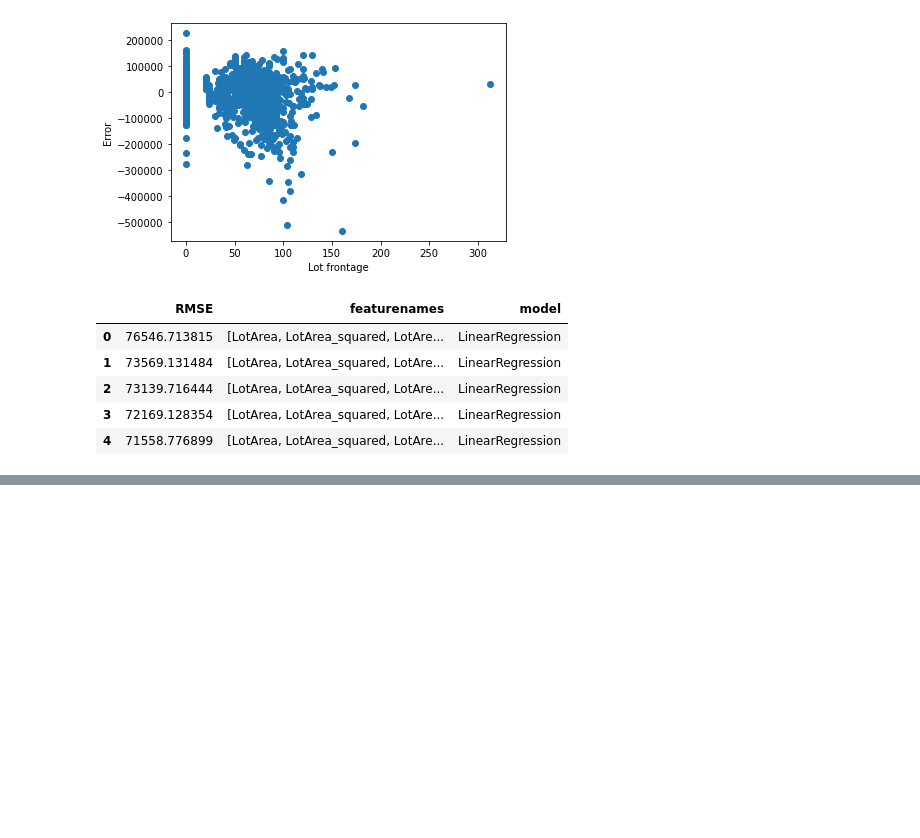
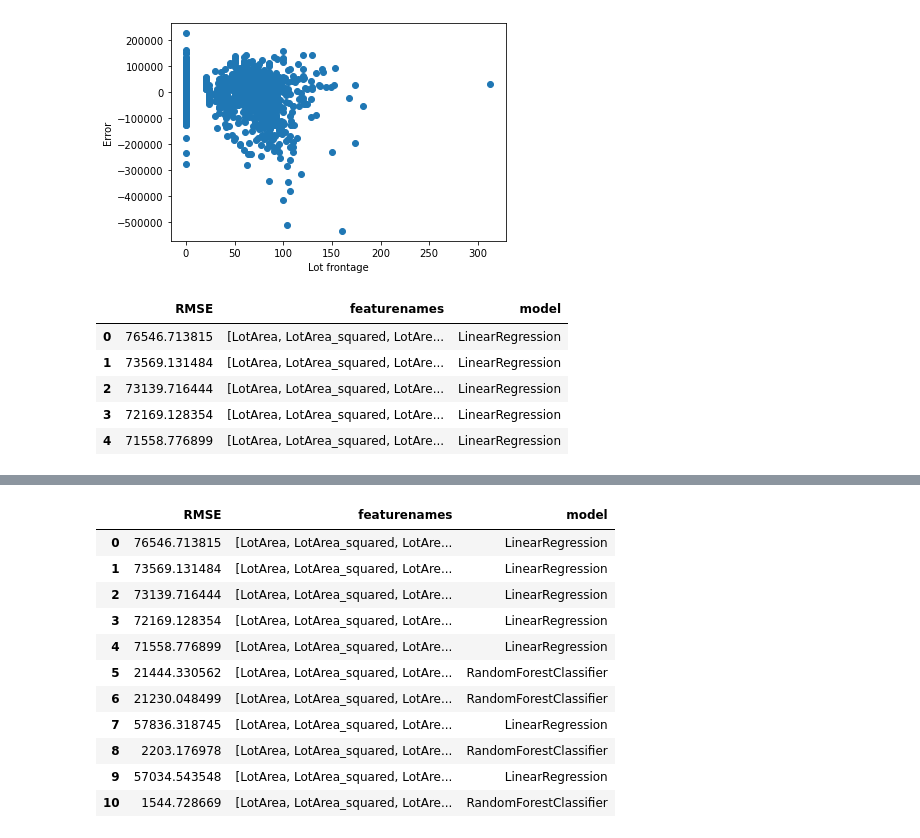
Before and after one commit to tiffanykho/Springboard, a Jupyter notebook: CapstoneTwo/notebooks/modeling.ipynb, the cells around one changed output, grey strips where cells are left out. Drawn from its saved outputs; the diff is of its cells as text; code cells hidden in the pictures; blank space fills up the shorter version.

Commit message:
updated and need to fix feature names

```diff
--- a/CapstoneTwo/notebooks/modeling.ipynb
+++ b/CapstoneTwo/notebooks/modeling.ipynb
@@ -285,0 +314,11 @@ pd.DataFrame(allresults)
+# %%
+featurenames += [featurename]
+X=df[featurenames]
+y=df['SalePrice']
+model = RandomForestClassifier()
+model.fit(X, y)
+y_pred = model.predict(X)
+RMSE = np.sqrt(np.mean((y_pred-y)**2))
+results = dict(RMSE=RMSE, featurenames=featurenames, model=model.__class__.__name__)
+allresults += [results]
+pd.DataFrame(allresults)
@@ -285,0 +334,3 @@ pd.DataFrame(allresults)
+# %%
+featurename = 'TotalBsmtSF'
+df[featurename] = df['TotalBsmtSF']
@@ -285,0 +358,10 @@ pd.DataFrame(allresults)
+# %%
+X=df[featurenames]
+y=df['SalePrice']
+model = RandomForestClassifier()
+model.fit(X, y)
+y_pred = model.predict(X)
+RMSE = np.sqrt(np.mean((y_pred-y)**2))
+results = dict(RMSE=RMSE, featurenames=featurenames, model=model.__class__.__name__)
+allresults += [results]
+pd.DataFrame(allresults)
@@ -285,0 +379,3 @@ pd.DataFrame(allresults)
+# %%
+featurename = '1stFlrSF'
+df[featurename] = df['1stFlrSF']
@@ -285,0 +405,23 @@ pd.DataFrame(allresults)
+# %%
+X=df[featurenames]
+y=df['SalePrice']
+model = RandomForestClassifier()
+model.fit(X, y)
+y_pred = model.predict(X)
+RMSE = np.sqrt(np.mean((y_pred-y)**2))
+results = dict(RMSE=RMSE, featurenames=featurenames, model=model.__class__.__name__)
+allresults += [results]
+pd.DataFrame(allresults)
+# %% [output]
+|  | RMSE | featurenames | model |
+| 0 | 76546.713815 | [LotArea, LotArea_squared, LotAre... | LinearRegression |
+| 1 | 73569.131484 | [LotArea, LotArea_squared, LotAre... | LinearRegression |
+| 2 | 73139.716444 | [LotArea, LotArea_squared, LotAre... | LinearRegression |
+| 3 | 72169.128354 | [LotArea, LotArea_squared, LotAre... | LinearRegression |
+| 4 | 71558.776899 | [LotArea, LotArea_squared, LotAre... | LinearRegression |
+| 5 | 21444.330562 | [LotArea, LotArea_squared, LotAre... | RandomForestClassifier |
+| 6 | 21230.048499 | [LotArea, LotArea_squared, LotAre... | RandomForestClassifier |
+| 7 | 57836.318745 | [LotArea, LotArea_squared, LotAre... | LinearRegression |
+| 8 | 2203.176978 | [LotArea, LotArea_squared, LotAre... | RandomForestClassifier |
+| 9 | 57034.543548 | [LotArea, LotArea_squared, LotAre... | LinearRegression |
+| 10 | 1544.728669 | [LotArea, LotArea_squared, LotAre... | RandomForestClassifier |
```
Also changed, not shown: parts of 18 cells of this notebook.
